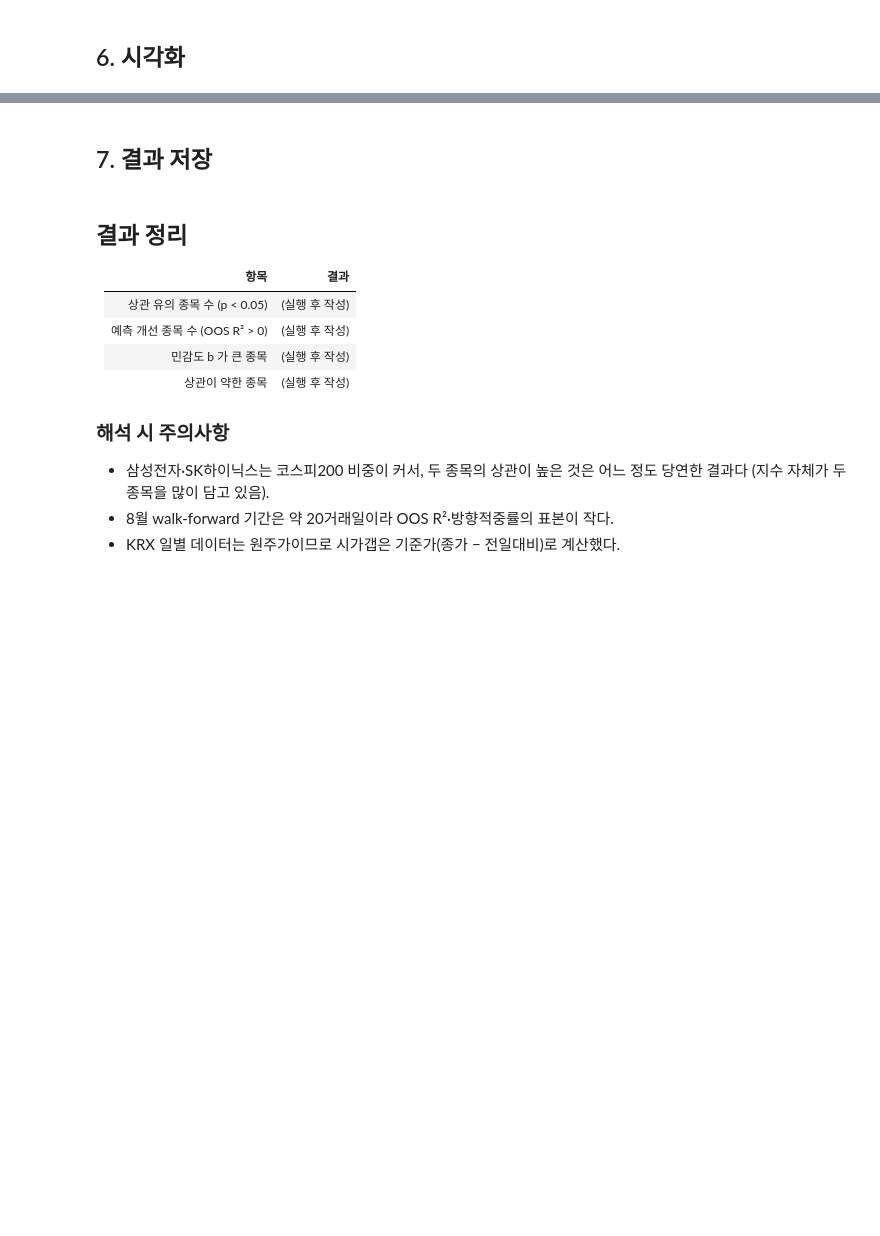
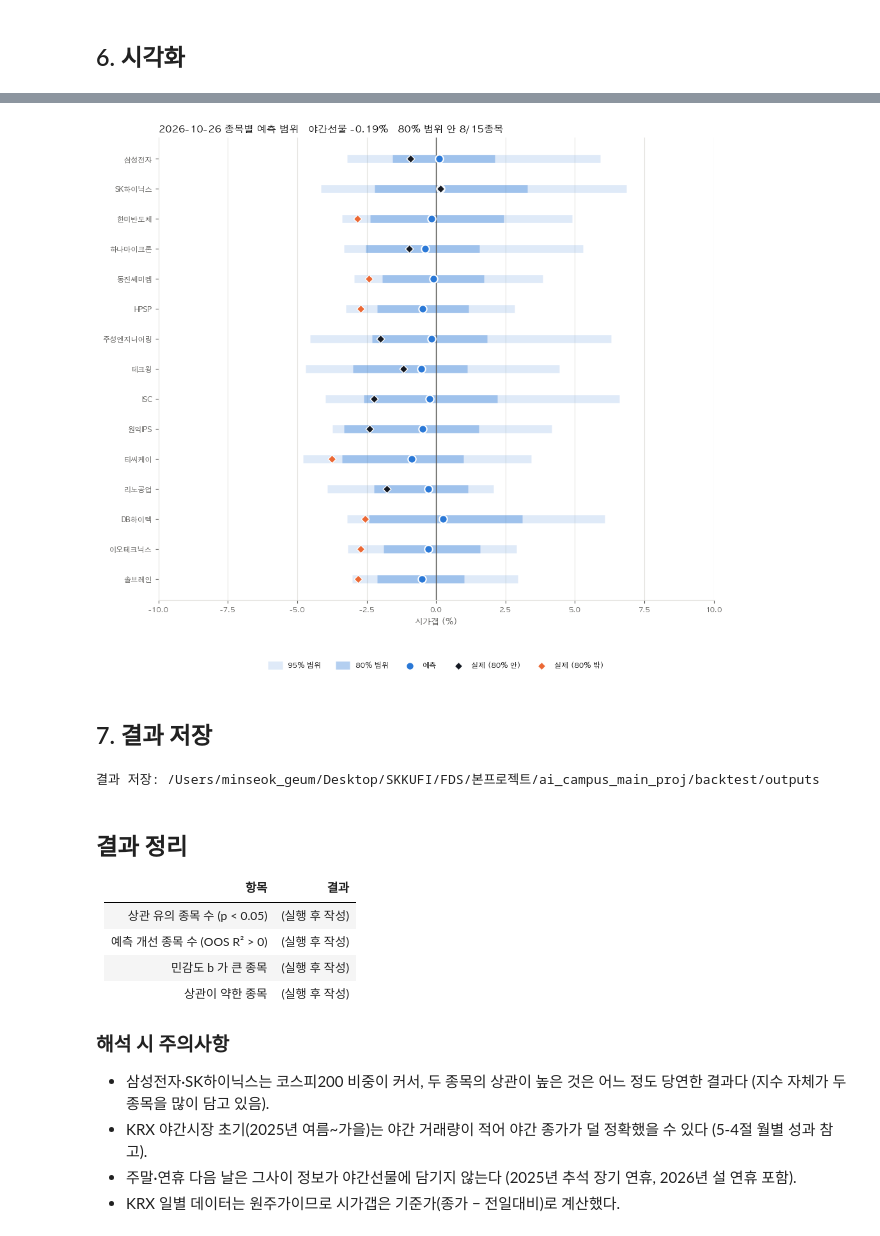
Before and after one commit to minseokgeum/ai_campus_main_proj, a Jupyter notebook: backtest/night_futures_open_backtest.ipynb, the cells around one changed output, grey strips where cells are left out. Drawn from its saved outputs; the diff is of its cells as text; code cells hidden in the pictures; blank space fills up the shorter version.

```diff
--- a/backtest/night_futures_open_backtest.ipynb
+++ b/backtest/night_futures_open_backtest.ipynb
@@ -842,19 +1308,62 @@ plt.show()
+# %%
+def plot_ranges(res, date=None):
+    """한 날짜의 종목별 예측 범위: 진한 띠 = 80%, 연한 띠 = 95%, 점 = 예측, 마름모 = 실제"""
+    date = pd.Timestamp(date) if date else res["date"].max()
+    day = res[res["date"] == date].set_index("code").reindex(summary.index).dropna(subset=["gap"])
+    pct = lambda col: day[col].to_numpy() * 100
+
+    axis = np.ceil(np.abs(np.r_[pct("gap_lo_95"), pct("gap_hi_95"), pct("gap")]).max() / 5) * 5
+    y = np.arange(len(day))[::-1]
+
+    fig, ax = plt.subplots(figsize=(10, 0.48 * len(day) + 1.6))
+    ax.hlines(y, pct("gap_lo_95"), pct("gap_hi_95"), lw=9, color=COLOR_MAIN, alpha=0.15, label="95% 범위")
+    ax.hlines(y, pct("gap_lo_80"), pct("gap_hi_80"), lw=9, color=COLOR_MAIN, alpha=0.35, label="80% 범위")
+    ax.axvline(0, color=TEXT_SECONDARY, lw=1)
+    ax.scatter(pct("gap_hat"), y, s=80, color=COLOR_MAIN, edgecolor="white", linewidth=1.5, zorder=3, label="예측")
+
+    inside = day["in_80"].to_numpy()
+    ax.scatter(pct("gap")[inside], y[inside], marker="D", s=42, color="#141922",
+               edgecolor="white", linewidth=1, zorder=4, label="실제 (80% 안)")
+    ax.scatter(pct("gap")[~inside], y[~inside], marker="D", s=42, color="#eb6834",
+               edgecolor="white", linewidth=1, zorder=4, label="실제 (80% 밖)")
+
+    ax.set_xlim(-axis, axis)
+    ax.set_yticks(y, day["name"])
+    ax.set_xlabel("시가갭 (%)", color=TEXT_SECONDARY, fontsize=9)
+    _style(ax, f"{date:%Y-%m-%d} 종목별 예측 범위   야간선물 {day['night_ret'].iloc[0] * 100:+.2f}%   "
+               f"80% 범위 안 {inside.sum()}/{len(day)}종목", grid_axis="x")
+    ax.legend(fontsize=8, frameon=False, ncol=5, loc="upper center", bbox_to_anchor=(0.5, -0.12))
+    fig.tight_layout()
+
+    return fig
+
+
+fig_ranges = plot_ranges(res, SHOW_DATE)
+plt.show()
+# %% [output]
+[figure, added]
 # %% [markdown]
 ## 7. 결과 저장
 # %%
 OUTPUT_DIR.mkdir(parents=True, exist_ok=True)
-tag = f"semiconductor_{pd.Timestamp(BACKTEST_START):%Y%m}"
+tag = f"semiconductor_{pd.Timestamp(BACKTEST_START):%Y%m}_{pd.Timestamp(BACKTEST_END):%Y%m}"
 
 summary.to_csv(OUTPUT_DIR / f"night_futures_{tag}_summary.csv", encoding="utf-8-sig")
 res.to_csv(OUTPUT_DIR / f"night_futures_{tag}_predictions.csv", index=False, encoding="utf-8-sig")
 within.to_csv(OUTPUT_DIR / f"night_futures_{tag}_within_tolerance.csv", encoding="utf-8-sig")
 by_date.to_csv(OUTPUT_DIR / f"night_futures_{tag}_errors_by_date.csv", encoding="utf-8-sig")
+coverage_by_stock.to_csv(OUTPUT_DIR / f"night_futures_{tag}_interval_coverage.csv", encoding="utf-8-sig")
+direction_by_stock.to_csv(OUTPUT_DIR / f"night_futures_{tag}_direction_by_stock.csv", encoding="utf-8-sig")
+direction_by_date.to_csv(OUTPUT_DIR / f"night_futures_{tag}_direction_by_date.csv", encoding="utf-8-sig")
+monthly.to_csv(OUTPUT_DIR / f"night_futures_{tag}_monthly.csv", encoding="utf-8-sig")
 
-for key, fig in {"summary": fig_summary, "scatter": fig_scatter, "daily_errors": fig_daily,
-                 "error_heatmap": fig_heatmap}.items():
+for key, fig in {"summary": fig_summary, "scatter": fig_scatter, "monthly_errors": fig_monthly,
+                 "error_heatmap": fig_heatmap, "ranges": fig_ranges}.items():
     fig.savefig(OUTPUT_DIR / f"night_futures_{tag}_{key}.png", dpi=150)
 
 print("결과 저장:", OUTPUT_DIR)
+# %% [output]
+결과 저장: /Users/minseok_geum/Desktop/SKKUFI/FDS/본프로젝트/ai_campus_main_proj/backtest/outputs
 # %% [markdown]
 ## 결과 정리
 
@@ -867,5 +1376,6 @@ print("결과 저장:", OUTPUT_DIR)
 
 ### 해석 시 주의사항
 - 삼성전자·SK하이닉스는 코스피200 비중이 커서, 두 종목의 상관이 높은 것은 어느 정도 당연한 결과다 (지수 자체가 두 종목을 많이 담고 있음).
-- 8월 walk-forward 기간은 약 20거래일이라 OOS R²·방향적중률의 표본이 작다.
+- KRX 야간시장 초기(2025년 여름~가을)는 야간 거래량이 적어 야간 종가가 덜 정확했을 수 있다 (5-4절 월별 성과 참고).
+- 주말·연휴 다음 날은 그사이 정보가 야간선물에 담기지 않는다 (2025년 추석 장기 연휴, 2026년 설 연휴 포함).
 - KRX 일별 데이터는 원주가이므로 시가갭은 기준가(종가 − 전일대비)로 계산했다.
```
Also changed, not shown: parts of 23 cells of this notebook, 3 other files.
